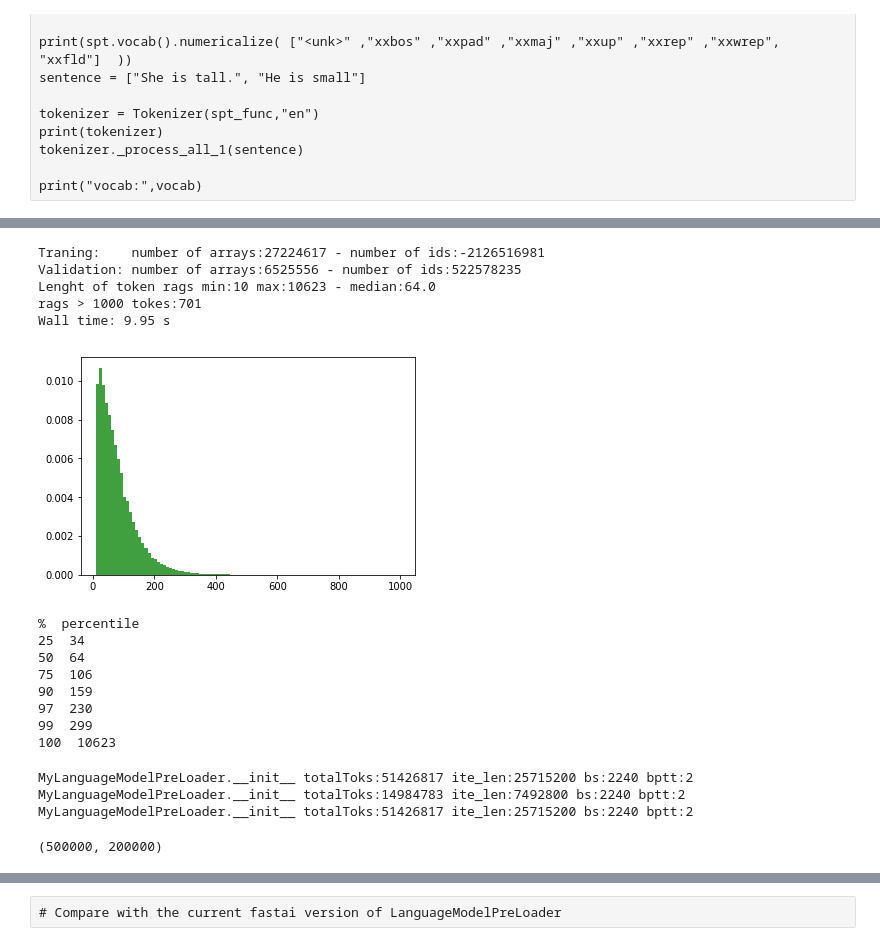
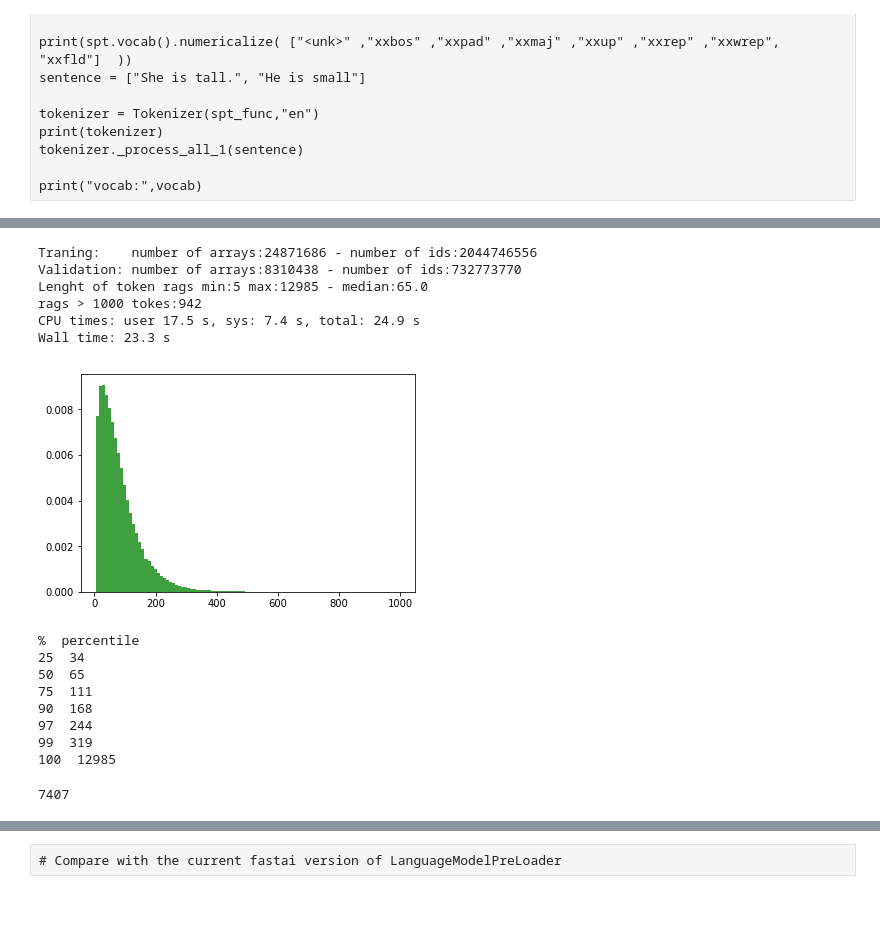
Before and after one commit to kasparlund/nlp, a Jupyter notebook: ULMFiT-Sentencepiece-Wiki-Training.ipynb, the cells around one changed output, grey strips where cells are left out. Saved outputs shown, nothing was run; the diff lists cells and outputs as text; code cells hidden in the pictures; blank space fills up the shorter version.

Commit message:
lenghts

```diff
--- a/ULMFiT-Sentencepiece-Wiki-Training.ipynb
+++ b/ULMFiT-Sentencepiece-Wiki-Training.ipynb
@@ -43,7 +43,8 @@ from pathlib import *
 import re
 import shutil
 # %%
-pathData       = Path("../../data/nlp")
+#pathData       = Path("../../data/nlp")
+pathData       = Path("../nlp-data")
 path           = pathData / lang
 pathDump       = path/"wiki-dump"
 pathJson       = path/"wiki-json"
@@ -236,54 +239,56 @@ Wall time: 21.6 s
 # %%
 %%time
 print(f"Traning:    number of arrays:{len(trainIDS)} - number of ids:{np.sum([len(ids) for ids in trainIDS])}")
 print(f"Validation: number of arrays:{len(validIDS)} - number of ids:{np.sum([len(ids) for ids in validIDS])}")
 
 #Analyse the distribution of the legnth of tokens sequences in the ragged/jagged array of tokes
-sectionlengths = np.asarray([len(s) for s in trainIDS],dtype=np.int32)
+sectionlengths = np.asarray([len(s) for s in trainIDS],dtype=np.int64)
 plt.hist(sectionlengths[sectionlengths<1000], 100, density=True, facecolor='g', alpha=0.75)
 np.histogram(sectionlengths[sectionlengths<1000],50)
 
 print(f"Lenght of token rags min:{min(sectionlengths)} max:{np.max(sectionlengths)} - median:{np.median(sectionlengths)}")
 print(f"rags > 1000 tokes:{np.sum(sectionlengths>1000)}")
-sectionlengths[:20]
+gc.collect()
 # %% [output]
-Traning:    number of arrays:27224617 - number of ids:-2126516981
-Validation: number of arrays:6525556 - number of ids:522578235
-Lenght of token rags min:10 max:10623 - median:64.0
-rags > 1000 tokes:701
-Wall time: 9.95 s
+Traning:    number of arrays:24871686 - number of ids:2044746556
+Validation: number of arrays:8310438 - number of ids:732773770
+Lenght of token rags min:5 max:12985 - median:65.0
+rags > 1000 tokes:942
+CPU times: user 17.5 s, sys: 7.4 s, total: 24.9 s
+Wall time: 23.3 s
-[figure, old version]
+[figure, new version]
 # %%
 percent     = np.asarray([ 25,50,75,90,97,99,100]) # %np.arange(101,dtype=np.int)
 percentiles = np.percentile(sectionlengths,percent).astype(np.int)
 print("%  percentile")
 for i in range(len(percent)):print(f"{percent[i]}  {percentiles[i]}")
+gc.collect()
 # %% [output]
 %  percentile
 25  34
-50  64
-75  106
-90  159
-97  230
-99  299
-100  10623
+50  65
+75  111
+90  168
+97  244
+99  319
+100  12985
+7407
 # %%
-from languagemodelloader import *
+#from languagemodelloader import *
 
-nTrainToks, nValidToks = int(5e5),int(2e5)
+#nTrainToks, nValidToks = int(5e5),int(2e5)
 #nTrainToks, nValidToks = int(5e4),int(1e4)
-#nTrainToks, nValidToks = int(5e1),int(1e1)
+nTrainToks, nValidToks = int(5e3),int(1e3)
+nTrainToks, nValidToks=0,0
 if nTrainToks>0 and nValidToks>0:
     trainIDS_ = trainIDS[0:nTrainToks]
     validIDS_ = validIDS[0:nValidToks]
+    lengths   = sectionlengths[0:nTrainToks]
 else:
     trainIDS_ = trainIDS
     validIDS_ = validIDS
+    lengths   = sectionlengths
 
-dblm = MyTextLMDataBunch.from_ids( pathTrainValid, vocab, trainIDS_, validIDS_, bptt=2, bs=2240, num_workers=0)
-nTrainToks, nValidToks
+#%time dblm = TextLMDataBunch.from_ids( pathTrainValid, vocab, trainIDS_, validIDS_, bptt=70, bs=64, num_workers=0, lengths=lengths)
+#%time dblm = TextLMDataBunch.from_ids( pathTrainValid, vocab, trainIDS_, validIDS_, bptt=70, bs=64, num_workers=0)
+#nTrainToks, nValidToks
-# %% [output]
-MyLanguageModelPreLoader.__init__ totalToks:51426817 ite_len:25715200 bs:2240 bptt:2
-MyLanguageModelPreLoader.__init__ totalToks:14984783 ite_len:7492800 bs:2240 bptt:2
-MyLanguageModelPreLoader.__init__ totalToks:51426817 ite_len:25715200 bs:2240 bptt:2
-(500000, 200000)
```
Also changed, not shown: parts of 18 cells of this notebook.
